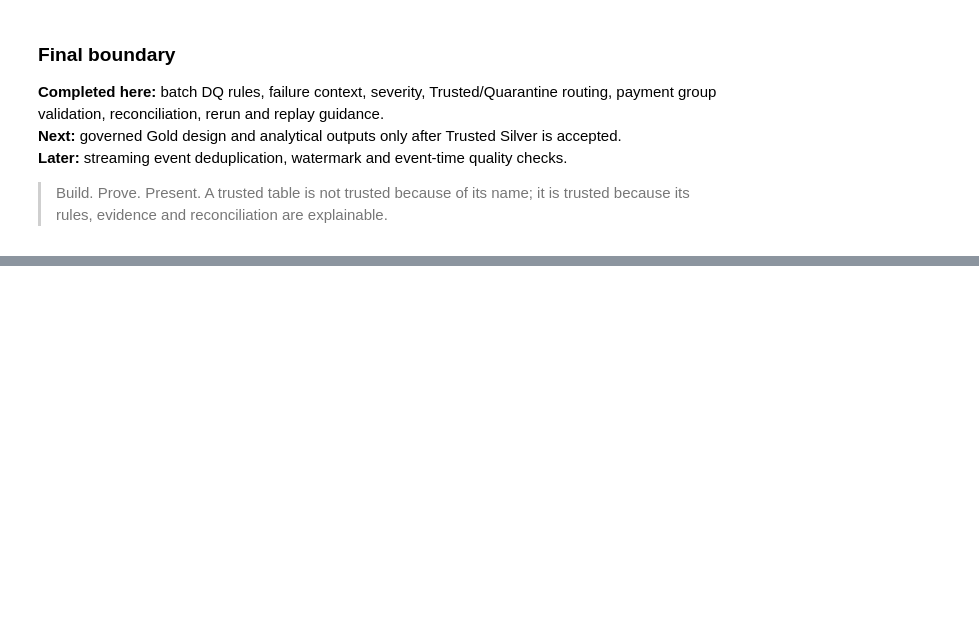
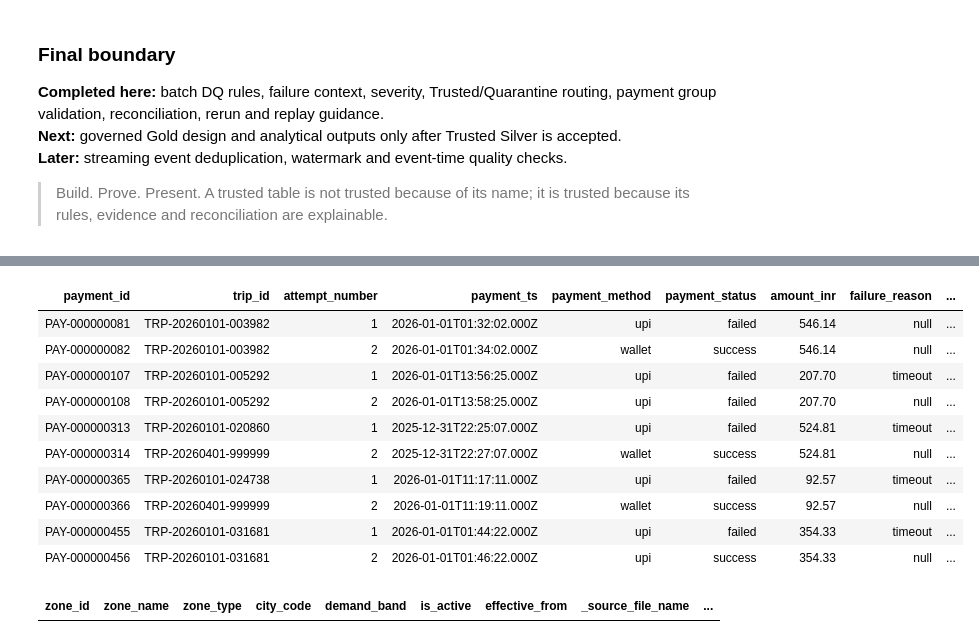
Before and after one commit to geethika626/bvrith-de-c1-team02-trippulse-urban-mobility-analytics, a Jupyter notebook: notebooks/04_data_quality_checks.ipynb, the cells around one changed output, grey strips where cells are left out. Cells and saved outputs as stored; diff of their text form; code cells hidden in the pictures; blank space fills up the shorter version.

```diff
--- a/notebooks/04_data_quality_checks.ipynb
+++ b/notebooks/04_data_quality_checks.ipynb
@@ -1111,0 +1306,20 @@ SELECT 'rerun_check' AS check_name,
+# %%
+%sql
+SELECT * from quarantine_payments LIMIT 10;
+# %% [output]
+| payment_id | trip_id | attempt_number | payment_ts | payment_method | payment_status | amount_inr | failure_reason | ... |
+| PAY-000000081 | TRP-20260101-003982 | 1 | 2026-01-01T01:32:02.000Z | upi | failed | 546.14 | null | ... |
+| PAY-000000082 | TRP-20260101-003982 | 2 | 2026-01-01T01:34:02.000Z | wallet | success | 546.14 | null | ... |
+| PAY-000000107 | TRP-20260101-005292 | 1 | 2026-01-01T13:56:25.000Z | upi | failed | 207.70 | timeout | ... |
+| PAY-000000108 | TRP-20260101-005292 | 2 | 2026-01-01T13:58:25.000Z | upi | failed | 207.70 | null | ... |
+| PAY-000000313 | TRP-20260101-020860 | 1 | 2025-12-31T22:25:07.000Z | upi | failed | 524.81 | timeout | ... |
+| PAY-000000314 | TRP-20260401-999999 | 2 | 2025-12-31T22:27:07.000Z | wallet | success | 524.81 | null | ... |
+| PAY-000000365 | TRP-20260101-024738 | 1 | 2026-01-01T11:17:11.000Z | upi | failed | 92.57 | timeout | ... |
+| PAY-000000366 | TRP-20260401-999999 | 2 | 2026-01-01T11:19:11.000Z | wallet | success | 92.57 | null | ... |
+| PAY-000000455 | TRP-20260101-031681 | 1 | 2026-01-01T01:44:22.000Z | upi | failed | 354.33 | timeout | ... |
+| PAY-000000456 | TRP-20260101-031681 | 2 | 2026-01-01T01:46:22.000Z | upi | success | 354.33 | null | ... |
+# %%
+%sql
+SELECT * from quarantine_zones LIMIT 10;
+# %% [output]
+| zone_id | zone_name | zone_type | city_code | demand_band | is_active | effective_from | _source_file_name | ... |
```
Also changed, not shown: parts of 5 cells of this notebook.
